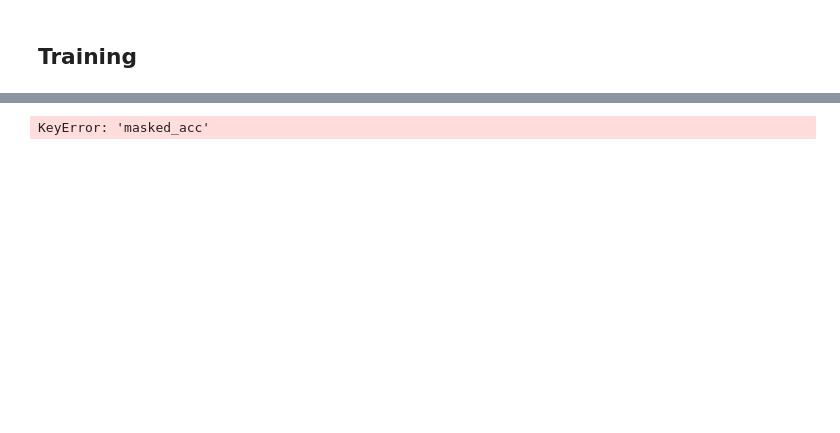
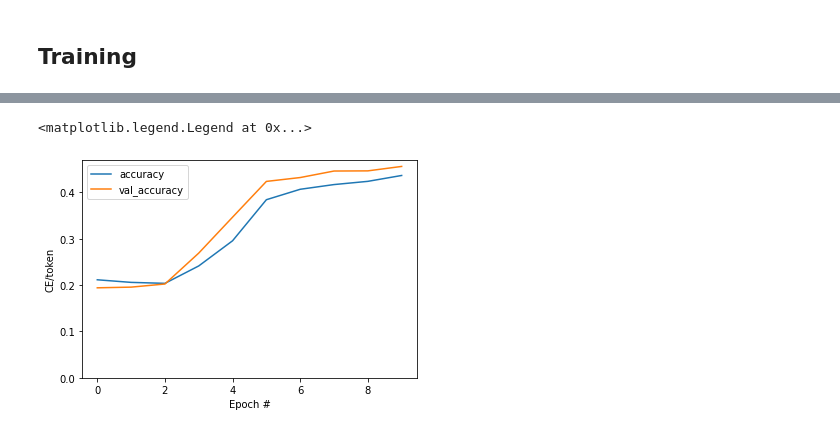
Before and after one commit to Calcifer777/learn-nlp, a Jupyter notebook: nmt/additive-attention.ipynb, the cells around one changed output, grey strips where cells are left out. Cells and saved outputs as stored; diff of their text form; code cells hidden in the pictures; blank space fills up the shorter version.

```diff
--- a/nmt/additive-attention.ipynb
+++ b/nmt/additive-attention.ipynb
@@ -385,11 +409,12 @@ plt.legend()
 # %%
-plt.plot(history.history['masked_acc'], label='accuracy')
-plt.plot(history.history['val_masked_acc'], label='val_accuracy')
+plt.plot(history.history['masked_accuracy'], label='accuracy')
+plt.plot(history.history['val_masked_accuracy'], label='val_accuracy')
 plt.ylim([0, max(plt.ylim())])
 plt.xlabel('Epoch #')
 plt.ylabel('CE/token')
 plt.legend()
 # %% [output]
-KeyError: 'masked_acc'
+<matplotlib.legend.Legend at 0x...>
+[figure, added]
 # %%
 enc_inputs.shape
```
Also changed, not shown: parts of 24 cells of this notebook.
